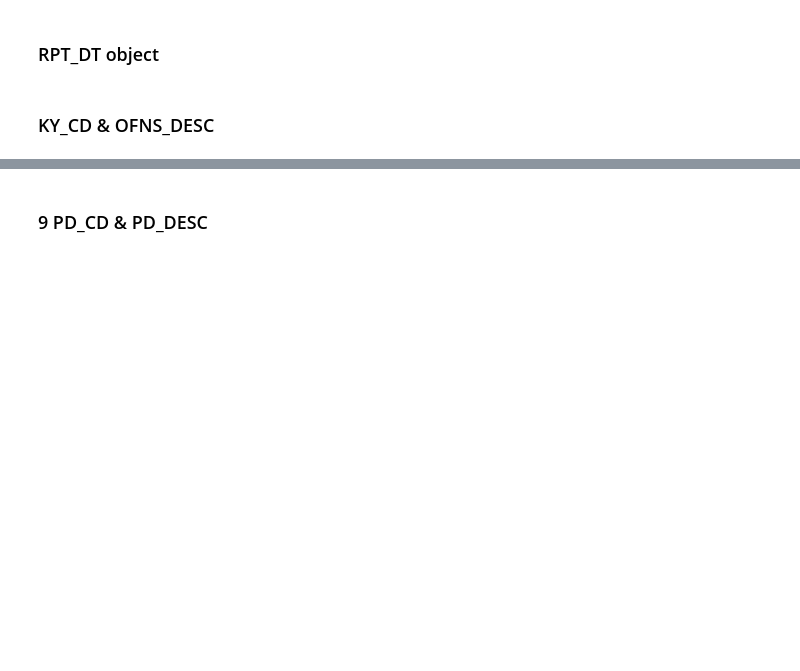
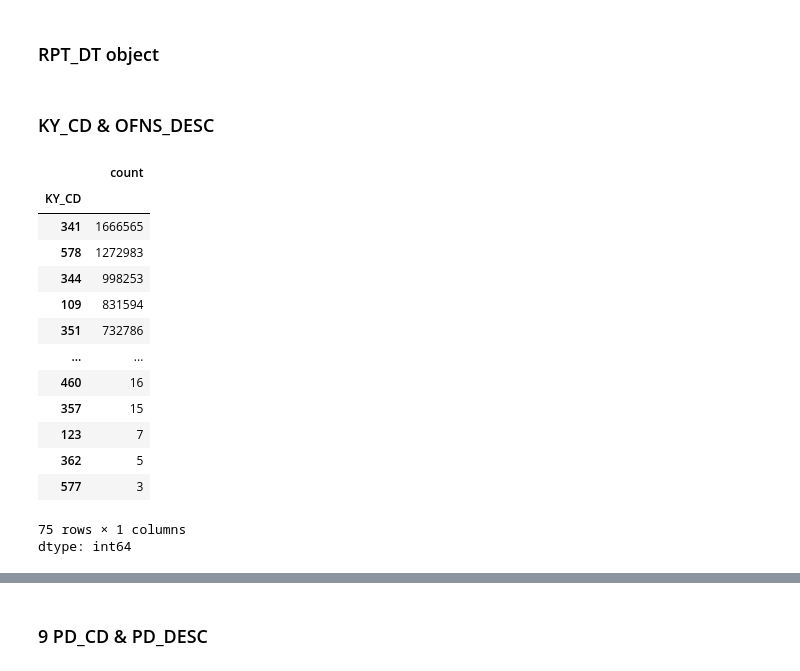
Before and after one commit to ipeirotis-org/datasets, a Jupyter notebook: NYPD_Complaint/NYPD.ipynb, the cells around one changed output, grey strips where cells are left out. Drawn from its saved outputs; the diff is of its cells as text; code cells hidden in the pictures; blank space fills up the shorter version.

```diff
--- a/NYPD_Complaint/NYPD.ipynb
+++ b/NYPD_Complaint/NYPD.ipynb
@@ -143,7 +168,7 @@ df.CMPLNT_TO_DT = df.CMPLNT_TO_DT.replace(to_replace = '(\d\d)/(\d\d)/10(\d\d)',
 # Similarly, a few hours are written as 24:00:00, which also triggers errors.
 # We fix these hours
 df.CMPLNT_FR_TM = df.CMPLNT_FR_TM.replace(to_replace = '24:00:00', value='00:00:00')
-df.CMPLNT_FR_TM = df.CMPLNT_TO_TM.replace(to_replace = '24:00:00', value='00:00:00')
+df.CMPLNT_TO_TM = df.CMPLNT_TO_TM.replace(to_replace = '24:00:00', value='00:00:00')
 
 # Convert the two separate date and time columns into single datetime columns
 df['CMPLNT_FR'] = pd.to_datetime(df.CMPLNT_FR_DT + ' ' + df.CMPLNT_FR_TM, format='%m/%d/%Y %H:%M:%S', cache=True, errors="coerce")
@@ -179,7 +208,23 @@ df.RPT_DT = pd.to_datetime(df.RPT_DT, format="%m/%d/%Y", cache=True)
 # %% [markdown]
 ###   KY_CD  &  OFNS_DESC
 # %%
-df.KY_CD.value_counts()
+df.KY_CD.value_counts(dropna=False)
+# %% [output]
+|  | count |
+| KY_CD |  |
+| 341 | 1666565 |
+| 578 | 1272983 |
+| 344 | 998253 |
+| 109 | 831594 |
+| 351 | 732786 |
+| ... | ... |
+| 460 | 16 |
+| 357 | 15 |
+| 123 | 7 |
+| 362 | 5 |
+| 577 | 3 |
+75 rows × 1 columns
+dtype: int64
 # %%
 df.OFNS_DESC = df.OFNS_DESC.replace(to_replace = 'KIDNAPPING', value='KIDNAPPING & RELATED OFFENSES')
 df.OFNS_DESC = df.OFNS_DESC.replace(to_replace = 'KIDNAPPING AND RELATED OFFENSES', value='KIDNAPPING & RELATED OFFENSES')
```
Also changed, not shown: parts of 43 cells of this notebook.
